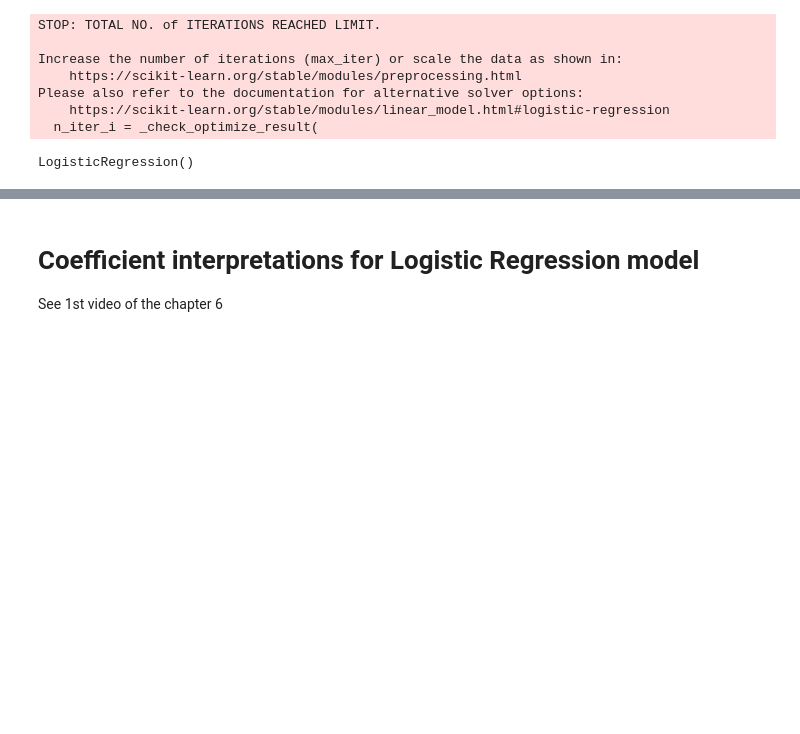
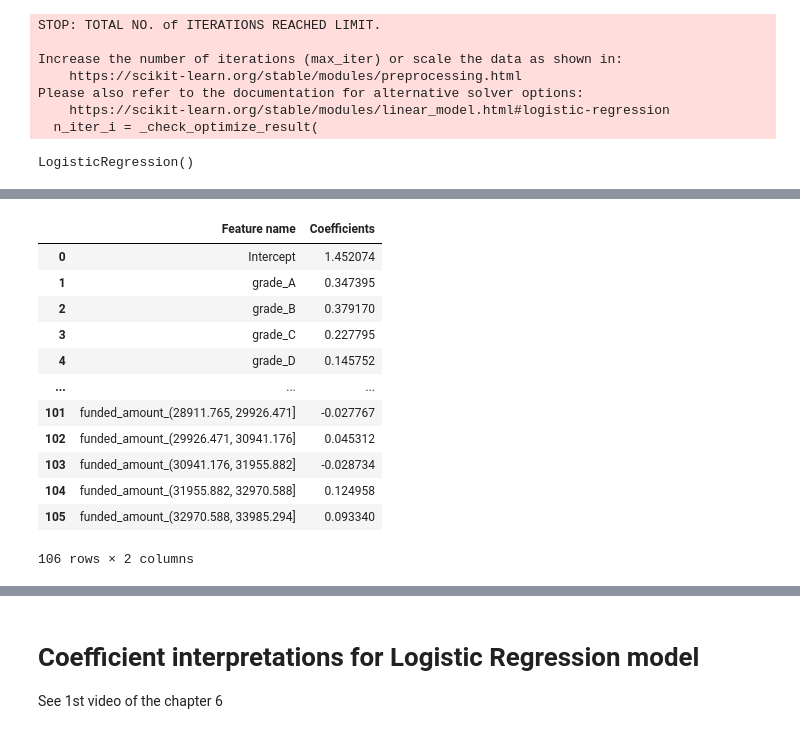
Before and after one commit to OzodbekOzodov/_credit-risk-modeling, a Jupyter notebook: Probability-of-default-model.ipynb, the cells around one changed output, grey strips where cells are left out. Drawn from its saved outputs; the diff is of its cells as text; code cells hidden in the pictures; blank space fills up the shorter version.

```diff
--- a/Probability-of-default-model.ipynb
+++ b/Probability-of-default-model.ipynb
@@ -261,0 +302,22 @@ LogisticRegression()
+# %%
+var_names = train_dummies.columns.values
+reg_table = pd.DataFrame(columns = ['Feature name'], data=var_names)
+reg_table['Coefficients'] = np.transpose(reg.coef_)
+reg_table.index = reg_table.index +1
+reg_table.loc[0] = ["Intercept", reg.intercept_[0]]
+reg_table = reg_table.sort_index()
+reg_table
+# %% [output]
+|  | Feature name | Coefficients |
+| 0 | Intercept | 1.452074 |
+| 1 | grade_A | 0.347395 |
+| 2 | grade_B | 0.379170 |
+| 3 | grade_C | 0.227795 |
+| 4 | grade_D | 0.145752 |
+| ... | ... | ... |
+| 101 | funded_amount_(28911.765, 29926.471] | -0.027767 |
+| 102 | funded_amount_(29926.471, 30941.176] | 0.045312 |
+| 103 | funded_amount_(30941.176, 31955.882] | -0.028734 |
+| 104 | funded_amount_(31955.882, 32970.588] | 0.124958 |
+| 105 | funded_amount_(32970.588, 33985.294] | 0.093340 |
+106 rows × 2 columns
```
Also changed, not shown: parts of 12 cells of this notebook.
